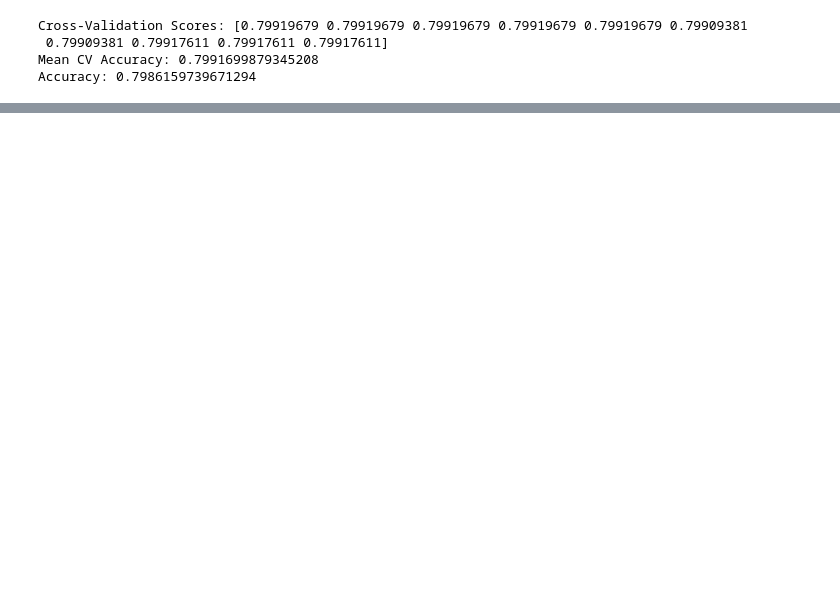
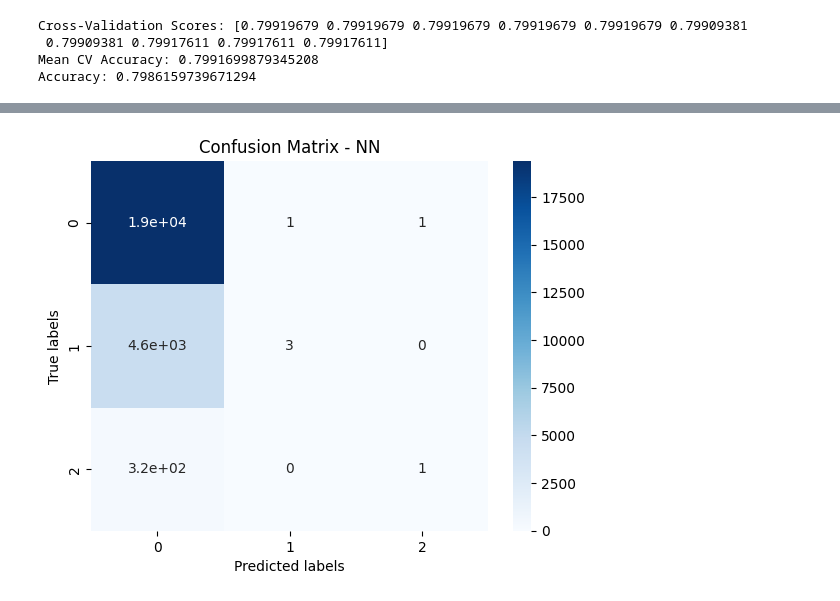
Before and after one commit to ahmadabuzaiid/Classification_Project, a Jupyter notebook: Classification_Project_ML_Module.ipynb, the cells around one changed output, grey strips where cells are left out. Drawn from its saved outputs; the diff is of its cells as text; code cells hidden in the pictures; blank space fills up the shorter version.

```diff
--- a/Classification_Project_ML_Module.ipynb
+++ b/Classification_Project_ML_Module.ipynb
@@ -120,0 +172,9 @@ Accuracy: 0.7958149909973145
+# %%
+knn_cm = confusion_matrix(y_test, y_pred)
+sns.heatmap(knn_cm, annot=True, cmap="Blues")
+plt.title("Confusion Matrix - NN")
+plt.xlabel("Predicted labels")
+plt.ylabel("True labels")
+plt.show()
+# %% [output]
+[figure, added]
```
Also changed, not shown: parts of 23 cells of this notebook, 1 other file.
